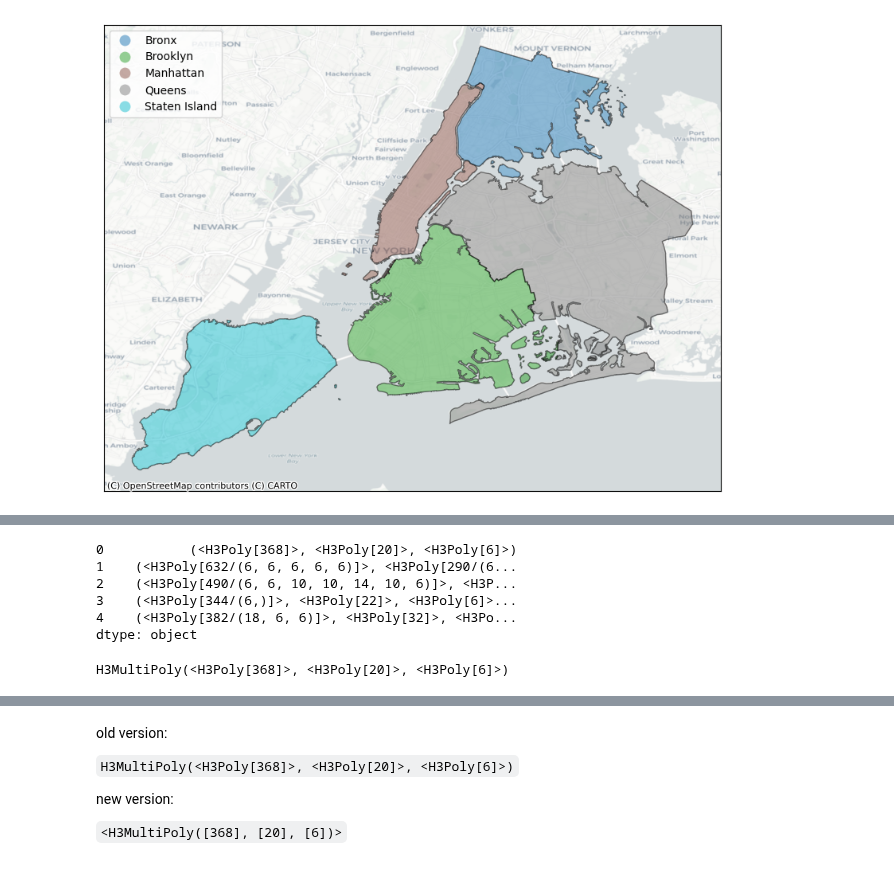
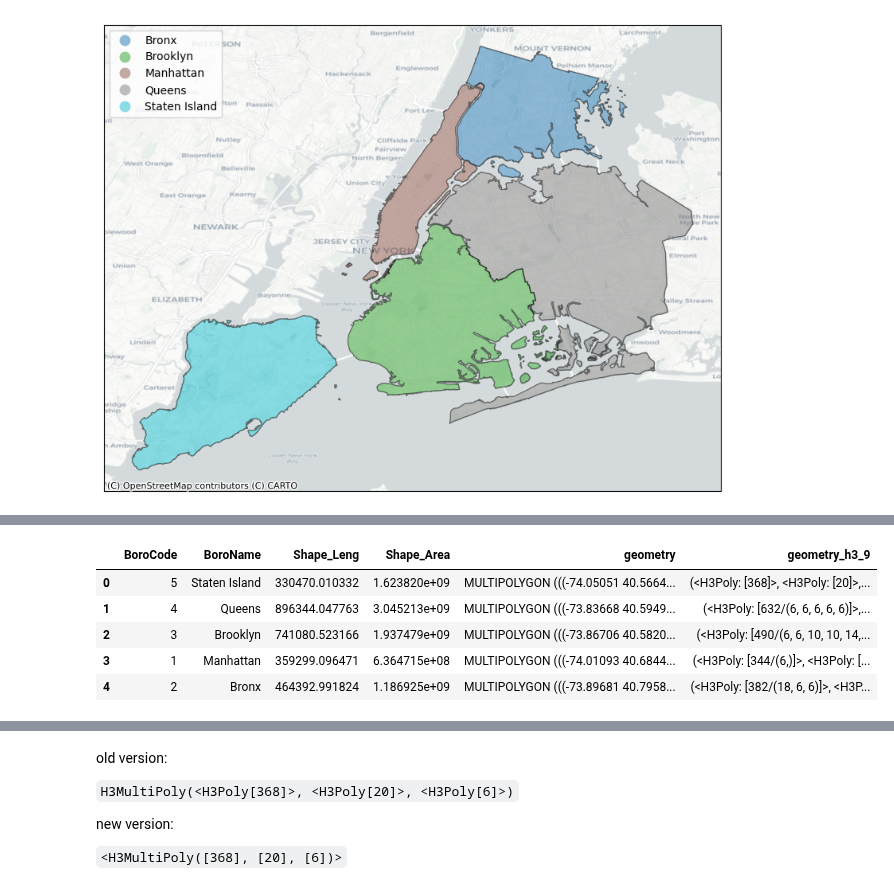
Before and after one commit to uber/h3-py, a Jupyter notebook: poly/plotting.ipynb, the cells around one changed output, grey strips where cells are left out. Saved outputs shown, nothing was run; the diff lists cells and outputs as text; code cells hidden in the pictures.

```diff
--- a/poly/plotting.ipynb
+++ b/poly/plotting.ipynb
@@ -161,15 +162,11 @@ df84
 # %%
 # TODO: this needs to show H3MultiPoly
-out = df84.geometry.apply(lambda x: h3.geo_to_cells(x, 9)).apply(lambda x: h3.cells_to_h3shape(x))
-out
+df['geometry_h3_9'] = df.geometry.apply(lambda x: h3.geo_to_cells(x, 9)).apply(lambda x: h3.cells_to_h3shape(x))
+df
 # %% [output]
-0           (<H3Poly[368]>, <H3Poly[20]>, <H3Poly[6]>)
-1    (<H3Poly[632/(6, 6, 6, 6, 6)]>, <H3Poly[290/(6...
-2    (<H3Poly[490/(6, 6, 10, 10, 14, 10, 6)]>, <H3P...
-3    (<H3Poly[344/(6,)]>, <H3Poly[22]>, <H3Poly[6]>...
-4    (<H3Poly[382/(18, 6, 6)]>, <H3Poly[32]>, <H3Po...
-dtype: object
+|  | BoroCode | BoroName | Shape_Leng | Shape_Area | geometry | geometry_h3_9 |
+| 0 | 5 | Staten Island | 330470.010332 | 1.623820e+09 | MULTIPOLYGON (((-74.05051 40.5664... | (<H3Poly: [368]>, <H3Poly: [20]>,... |
+| 1 | 4 | Queens | 896344.047763 | 3.045213e+09 | MULTIPOLYGON (((-73.83668 40.5949... | (<H3Poly: [632/(6, 6, 6, 6, 6)]>,... |
+| 2 | 3 | Brooklyn | 741080.523166 | 1.937479e+09 | MULTIPOLYGON (((-73.86706 40.5820... | (<H3Poly: [490/(6, 6, 10, 10, 14,... |
+| 3 | 1 | Manhattan | 359299.096471 | 6.364715e+08 | MULTIPOLYGON (((-74.01093 40.6844... | (<H3Poly: [344/(6,)]>, <H3Poly: [... |
+| 4 | 2 | Bronx | 464392.991824 | 1.186925e+09 | MULTIPOLYGON (((-73.89681 40.7958... | (<H3Poly: [382/(18, 6, 6)]>, <H3P... |
-# %%
-out[0]
-# %% [output]
-H3MultiPoly(<H3Poly[368]>, <H3Poly[20]>, <H3Poly[6]>)
```
Also changed, not shown: parts of 33 cells of this notebook, 4 other files.
